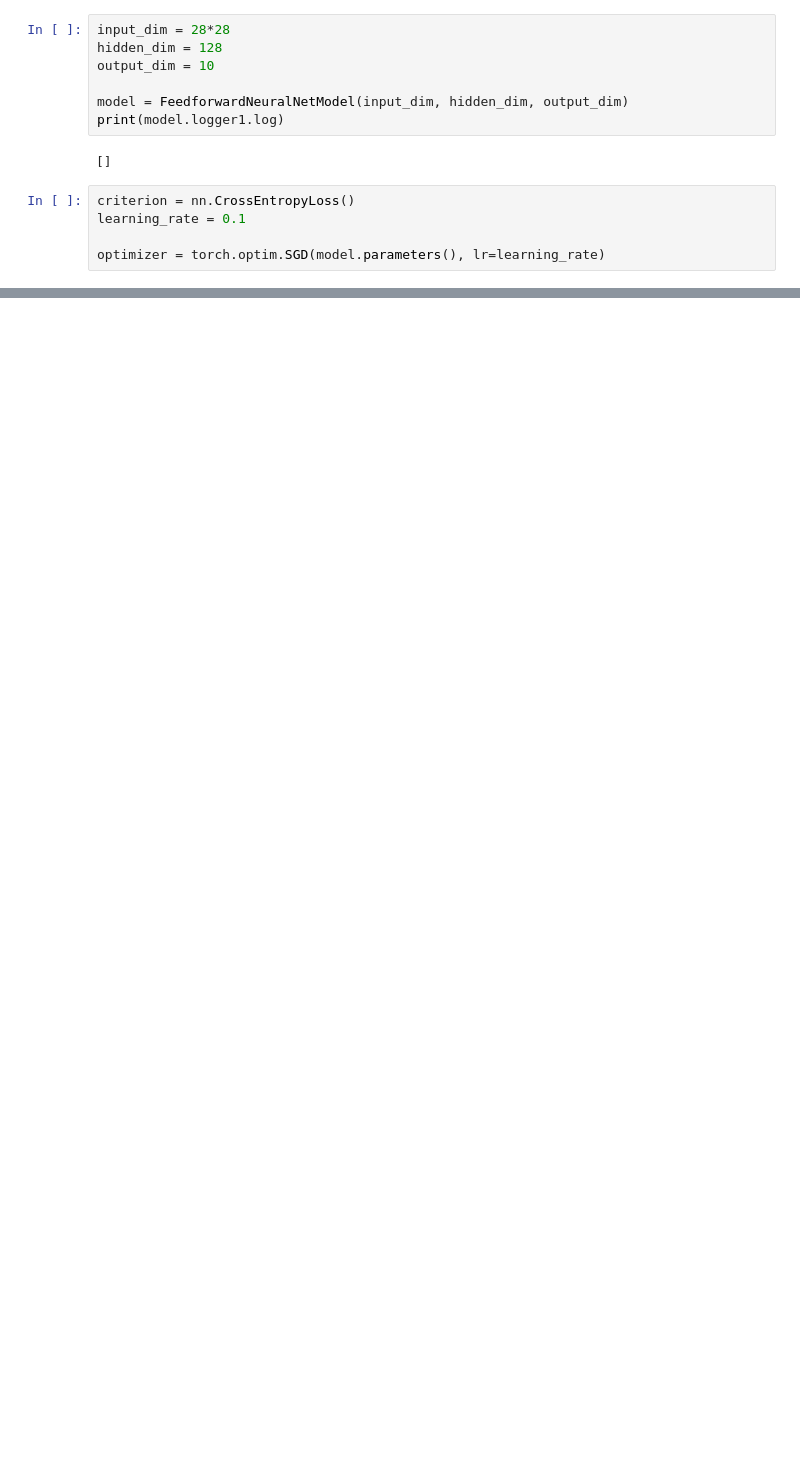
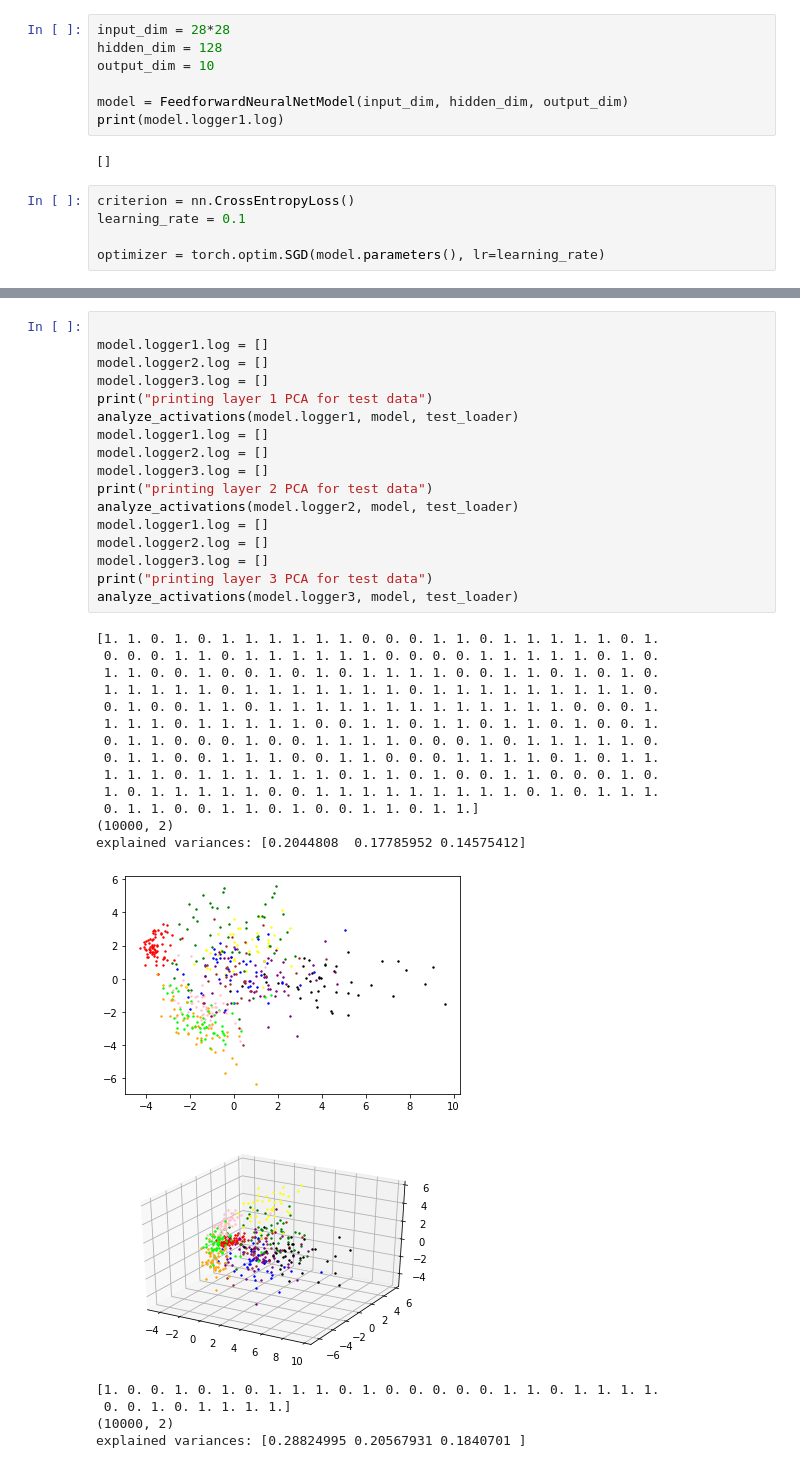
Before and after one commit to AdamW1002/Fall21Research, a Jupyter notebook: analysis_of_actvations.ipynb, the cells around one changed output, grey strips where cells are left out. Drawn from its saved outputs; the diff is of its cells as text; blank space fills up the shorter version.

```diff
--- a/analysis_of_actvations.ipynb
+++ b/analysis_of_actvations.ipynb
@@ -266,0 +302,37 @@ plt.show()
+# %%
+
+model.logger1.log = []
+model.logger2.log = []
+model.logger3.log = []
+print("printing layer 1 PCA for test data")
+analyze_activations(model.logger1, model, test_loader)
+model.logger1.log = []
+model.logger2.log = []
+model.logger3.log = []
+print("printing layer 2 PCA for test data")
+analyze_activations(model.logger2, model, test_loader)
+model.logger1.log = []
+model.logger2.log = []
+model.logger3.log = []
+print("printing layer 3 PCA for test data")
+analyze_activations(model.logger3, model, test_loader)
+# %% [output]
+[1. 1. 0. 1. 0. 1. 1. 1. 1. 1. 1. 0. 0. 0. 1. 1. 0. 1. 1. 1. 1. 1. 0. 1.
+ 0. 0. 0. 1. 1. 0. 1. 1. 1. 1. 1. 1. 0. 0. 0. 0. 1. 1. 1. 1. 1. 0. 1. 0.
+ 1. 1. 0. 0. 1. 0. 0. 1. 0. 1. 0. 1. 1. 1. 1. 0. 0. 1. 1. 0. 1. 0. 1. 0.
+ 1. 1. 1. 1. 1. 0. 1. 1. 1. 1. 1. 1. 1. 0. 1. 1. 1. 1. 1. 1. 1. 1. 1. 0.
+ 0. 1. 0. 0. 1. 1. 0. 1. 1. 1. 1. 1. 1. 1. 1. 1. 1. 1. 1. 1. 0. 0. 0. 1.
+ 1. 1. 1. 0. 1. 1. 1. 1. 1. 0. 0. 1. 1. 0. 1. 1. 0. 1. 1. 0. 1. 0. 0. 1.
+ 0. 1. 1. 0. 0. 0. 1. 0. 0. 1. 1. 1. 1. 0. 0. 0. 1. 0. 1. 1. 1. 1. 1. 0.
+ 0. 1. 1. 0. 0. 1. 1. 1. 0. 0. 1. 1. 0. 0. 0. 1. 1. 1. 1. 0. 1. 0. 1. 1.
+ 1. 1. 1. 0. 1. 1. 1. 1. 1. 1. 0. 1. 1. 0. 1. 0. 0. 1. 1. 0. 0. 0. 1. 0.
+ 1. 0. 1. 1. 1. 1. 1. 0. 0. 1. 1. 1. 1. 1. 1. 1. 1. 1. 0. 1. 0. 1. 1. 1.
+ 0. 1. 1. 0. 0. 1. 1. 0. 1. 0. 0. 1. 1. 0. 1. 1.]
+(10000, 2)
+explained variances: [0.2044808  0.17785952 0.14575412]
+[figure, added]
+[figure, added]
+[1. 0. 0. 1. 0. 1. 0. 1. 1. 1. 0. 1. 0. 0. 0. 0. 0. 1. 1. 0. 1. 1. 1. 1.
+ 0. 0. 1. 0. 1. 1. 1. 1.]
+(10000, 2)
+explained variances: [0.28824995 0.20567931 0.1840701 ]
```
Also changed, not shown: parts of 10 cells of this notebook.
